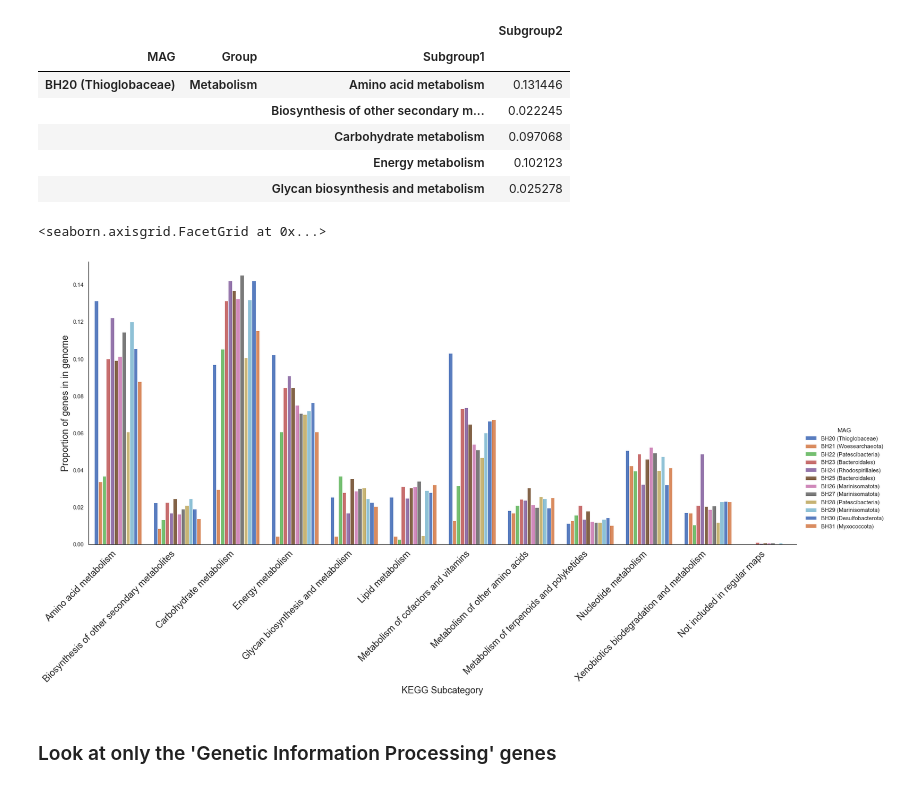
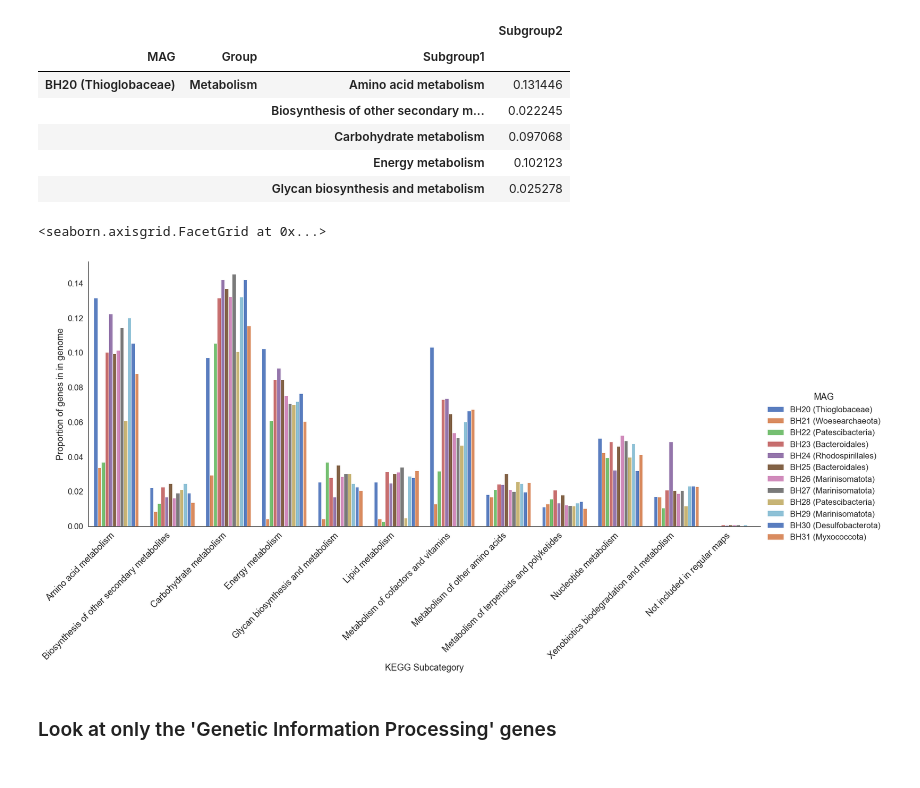
Before and after one commit to nvpatin/BlueHole_manuscript, a Jupyter notebook: BlueHole_MAGs_gene_content.ipynb, the cells around one changed output. Cells and saved outputs as stored; diff of their text form; code cells hidden in the pictures.

```diff
--- a/BlueHole_MAGs_gene_content.ipynb
+++ b/BlueHole_MAGs_gene_content.ipynb
@@ -134,7 +136,7 @@ Name: Subgroup1, dtype: float64
 # %%
 df_group = pd.DataFrame(mag_group).reset_index()
 # %%
-sns.set(style="white")
+sns.set(font_scale=1.5, style="white")
 fig = sns.catplot(x="Group", y="Subgroup1", hue="MAG", data=df_group, kind='bar' , height=8.27, aspect=15/8.27,
                  palette=sns.color_palette("muted"))
 fig.set_axis_labels("KEGG Category", "Proportion of genes in in genome", fontsize=18)
@@ -163,15 +165,14 @@ df_group_metab.head()
 # %%
 df_group_metab = df_group_metab.reset_index()
 # %%
-sns.set(style="white")
-sns.set_color_codes("muted")
+sns.set(font_scale=1.5, style="white")
 fig = sns.catplot(x="Subgroup1", y="Subgroup2", hue="MAG", data=df_group_metab, kind='bar' , height=8.27,
                   aspect=20/8.27, palette=sns.color_palette("muted"))
 fig.set_axis_labels("KEGG Subcategory", "Proportion of genes in in genome", fontsize=18)
 fig.set_xticklabels(rotation=45, ha='right', fontsize=18)
 # %% [output]
 <seaborn.axisgrid.FacetGrid at 0x...>
-[figure, old version]
+[figure, new version]
 # %%
 fig.savefig("BH_Deeps_MAGs_metabolism_genecontent.png")
 # %% [markdown]
```
Also changed, not shown: parts of 3 cells of this notebook.
